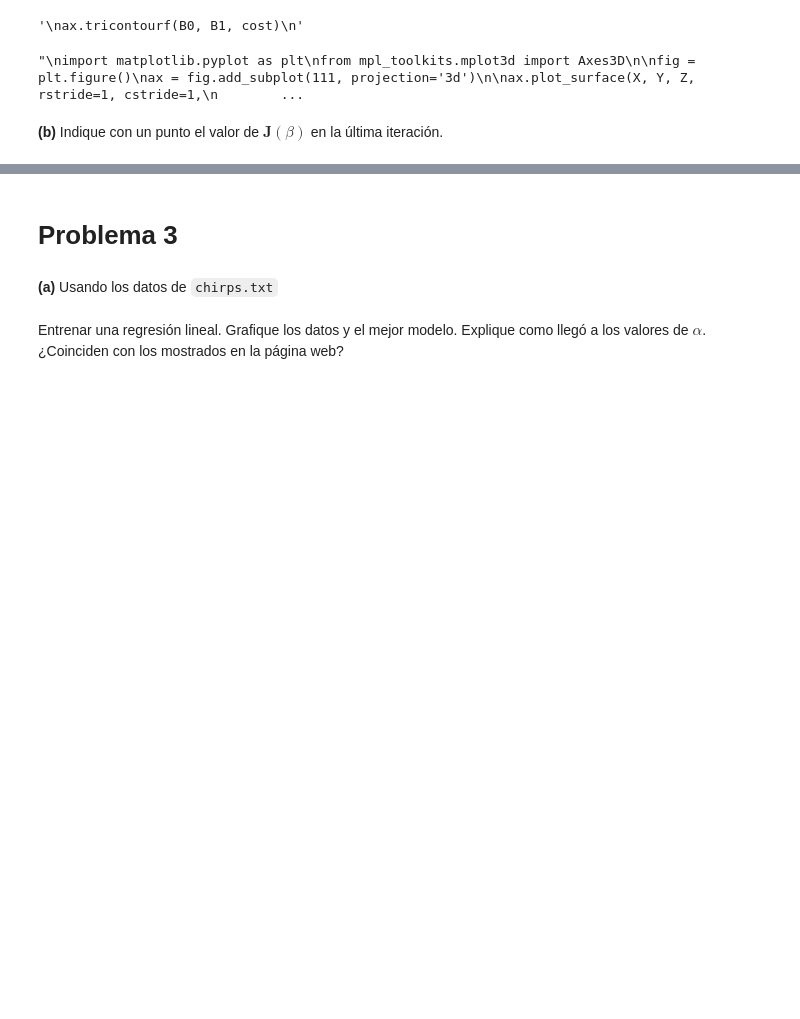
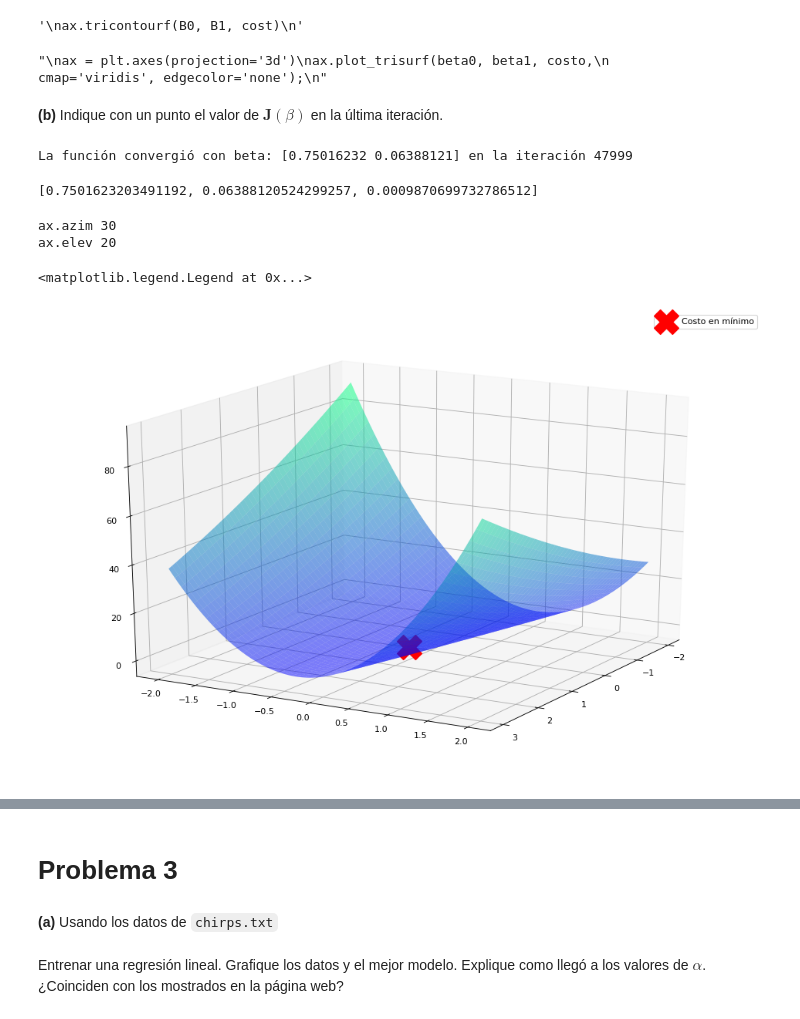
Before and after one commit to jesusigarmor/Matematicas-computacionales-fall2020, a Jupyter notebook: alumnos/FerLango/Tareas/Tarea-Regresion-lineal/tareas.ipynb, the cells around one changed output, grey strips where cells are left out. Drawn from its saved outputs; the diff is of its cells as text; code cells hidden in the pictures; blank space fills up the shorter version.

```diff
--- a/alumnos/FerLango/Tareas/Tarea-Regresion-lineal/tareas.ipynb
+++ b/alumnos/FerLango/Tareas/Tarea-Regresion-lineal/tareas.ipynb
@@ -223,22 +225,37 @@ ax.tricontourf(B0, B1, cost)
 """
 # %% [output]
 '\nax.tricontourf(B0, B1, cost)\n'
-# %%
-"""
-import matplotlib.pyplot as plt
-from mpl_toolkits.mplot3d import Axes3D
-
-fig = plt.figure()
-ax = fig.add_subplot(111, projection='3d')
-
-ax.plot_surface(X, Y, Z, rstride=1, cstride=1,
-                cmap='winter', edgecolor='none')
-"""
-# %% [output]
-"\nimport matplotlib.pyplot as plt\nfrom mpl_toolkits.mplot3d import Axes3D\n\nfig = plt.figure()\nax = fig.add_subplot(111, projection='3d')\n\nax.plot_surface(X, Y, Z, rstride=1, cstride=1,\n        ...
 # %%
+"""
 ax = plt.axes(projection='3d')
 ax.plot_trisurf(beta0, beta1, costo,
                 cmap='viridis', edgecolor='none');
+"""
+# %% [output]
+"\nax = plt.axes(projection='3d')\nax.plot_trisurf(beta0, beta1, costo,\n                cmap='viridis', edgecolor='none');\n"
 # %% [markdown]
 **(b)** Indique con un punto el valor de $\textbf{J}(\beta)$ en la última iteración.
+# %%
+prob2 = RegresionLineal(alpha=0.003, max_iters=10000000, tols=0)
+prob2.gradientDescent(X, Y)
+# %% [output]
+La función convergió con beta: [0.75016232 0.06388121] en la iteración 47999
+# %%
+puntoFinal = [prob2.historia['beta'][prob2.i-1][0], prob2.historia['beta'][prob2.i-1][1], prob2.historia["costo"][prob2.i-1]]
+puntoFinal
+# %% [output]
+[0.7501623203491192, 0.06388120524299257, 0.0009870699732786512]
+# %%
+fig = plt.figure(figsize=(15, 10), dpi=80)
+ax = fig.add_subplot(1,1,1, projection='3d')
+ax.plot_surface(B0,B1,Costo, cmap="winter", antialiased=True, alpha=0.5)
+ax.scatter(puntoFinal[0], puntoFinal[1], puntoFinal[2], linewidths=1.5, c="r", marker="X", s=800, label="Costo en mínimo")
+ax.view_init(20, 30)
+print('ax.azim {}'.format(ax.azim))
+print('ax.elev {}'.format(ax.elev))
+ax.legend()
+# %% [output]
+ax.azim 30
+ax.elev 20
+<matplotlib.legend.Legend at 0x...>
+[figure, added]
```
Also changed, not shown: parts of 9 cells of this notebook.
